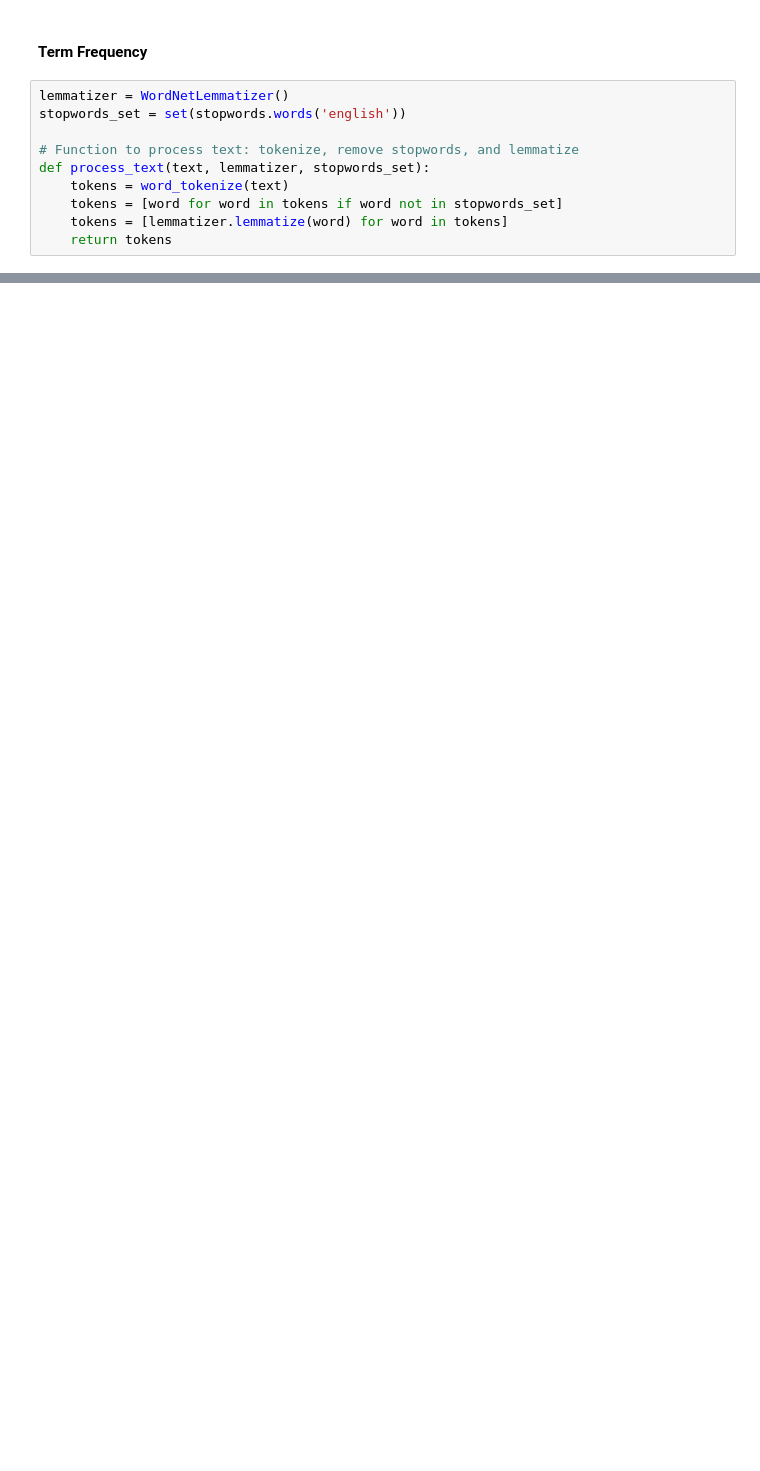
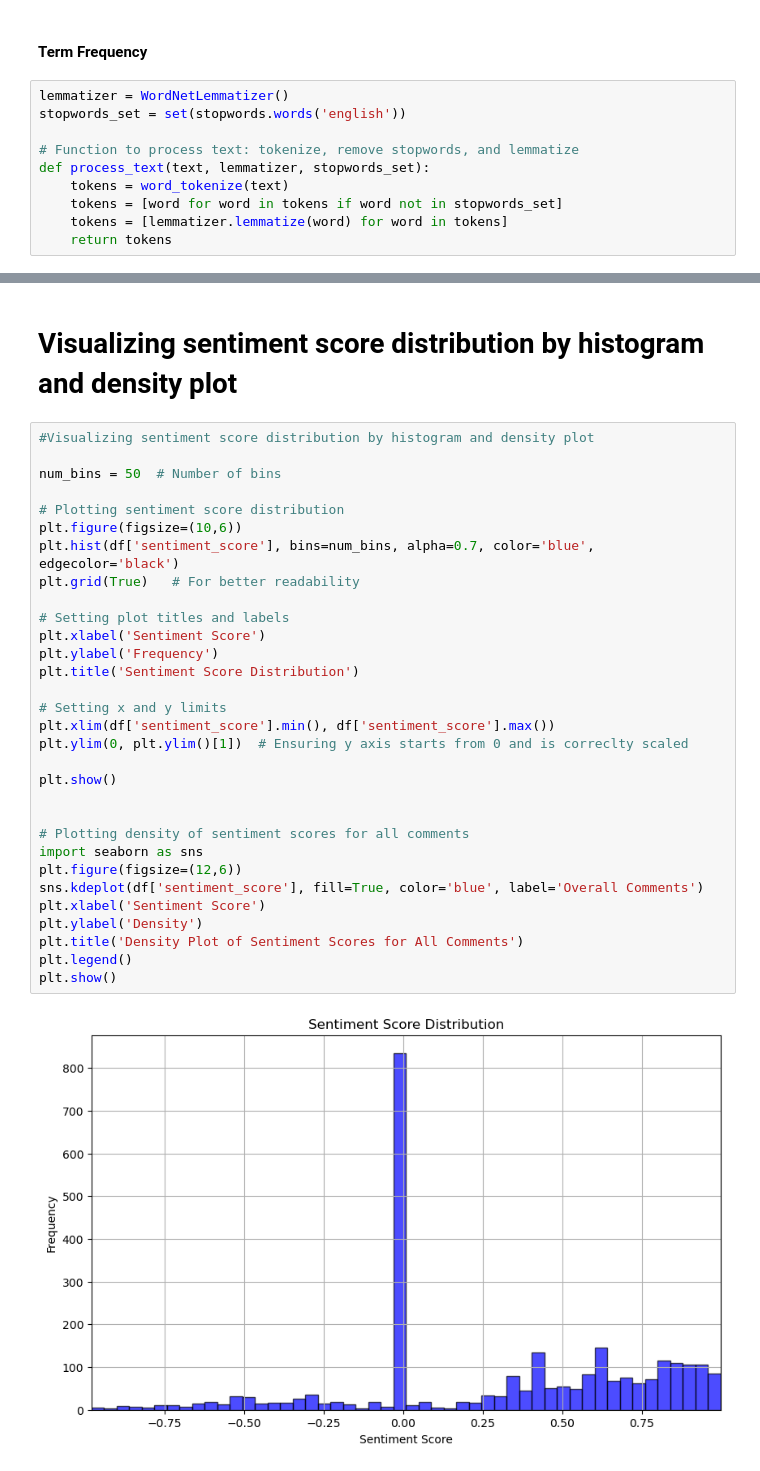
Before and after one commit to hinton024/Assignment-2-Social-media-and-network-analytics, a Jupyter notebook: Youtube_Preprocessing.ipynb, the cells around one changed output, grey strips where cells are left out. Drawn from its saved outputs; the diff is of its cells as text; blank space fills up the shorter version.

```diff
--- a/Youtube_Preprocessing.ipynb
+++ b/Youtube_Preprocessing.ipynb
@@ -194,0 +376,35 @@ match: 19
+# %% [markdown]
+#  Visualizing sentiment score distribution by histogram and density plot
+# %%
+#Visualizing sentiment score distribution by histogram and density plot
+
+num_bins = 50  # Number of bins
+
+# Plotting sentiment score distribution
+plt.figure(figsize=(10,6))
+plt.hist(df['sentiment_score'], bins=num_bins, alpha=0.7, color='blue', edgecolor='black')
+plt.grid(True)   # For better readability
+
+# Setting plot titles and labels
+plt.xlabel('Sentiment Score')
+plt.ylabel('Frequency')
+plt.title('Sentiment Score Distribution')
+
+# Setting x and y limits
+plt.xlim(df['sentiment_score'].min(), df['sentiment_score'].max())
+plt.ylim(0, plt.ylim()[1])  # Ensuring y axis starts from 0 and is correclty scaled
+
+plt.show()
+
+
+# Plotting density of sentiment scores for all comments
+import seaborn as sns
+plt.figure(figsize=(12,6))
+sns.kdeplot(df['sentiment_score'], fill=True, color='blue', label='Overall Comments')
+plt.xlabel('Sentiment Score')
+plt.ylabel('Density')
+plt.title('Density Plot of Sentiment Scores for All Comments')
+plt.legend()
+plt.show()
+# %% [output]
+[figure, added]
```
Also changed, not shown: parts of 14 cells of this notebook.
